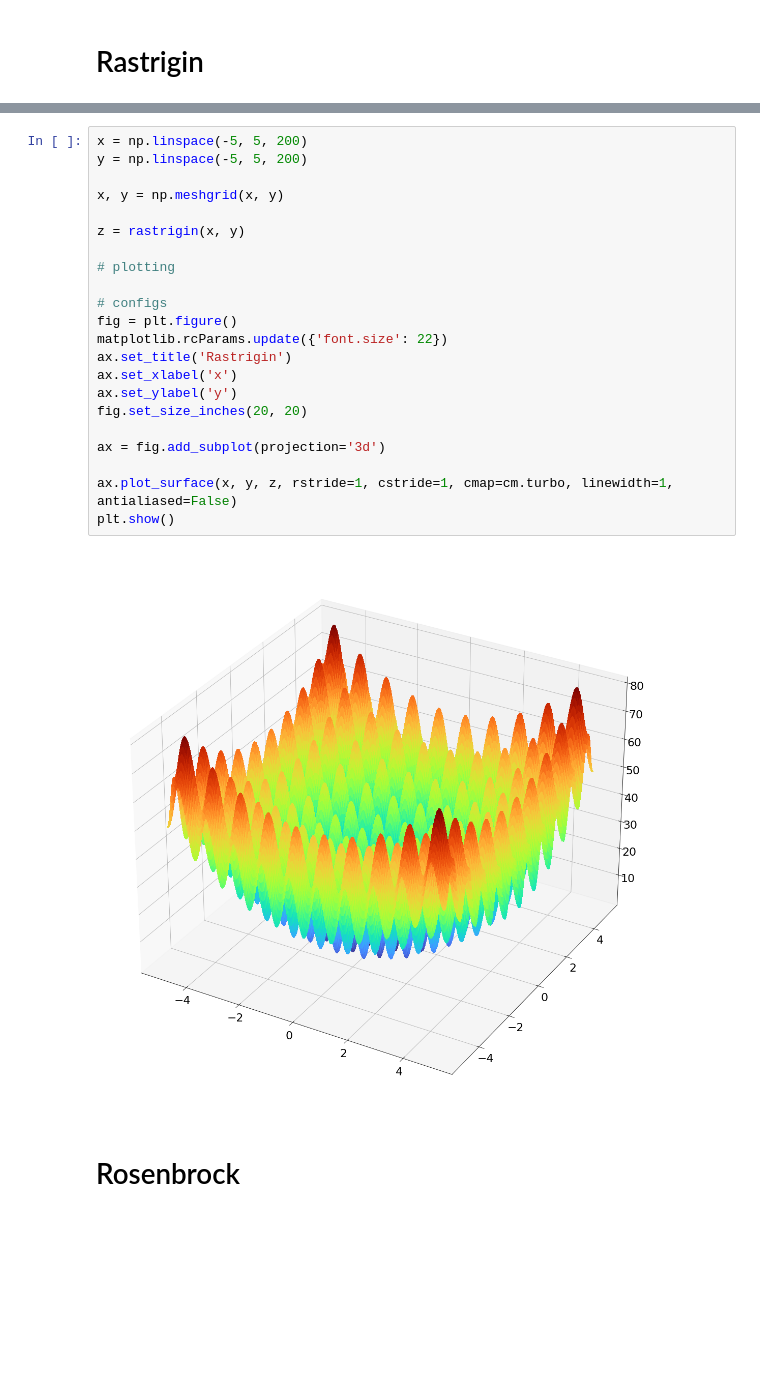
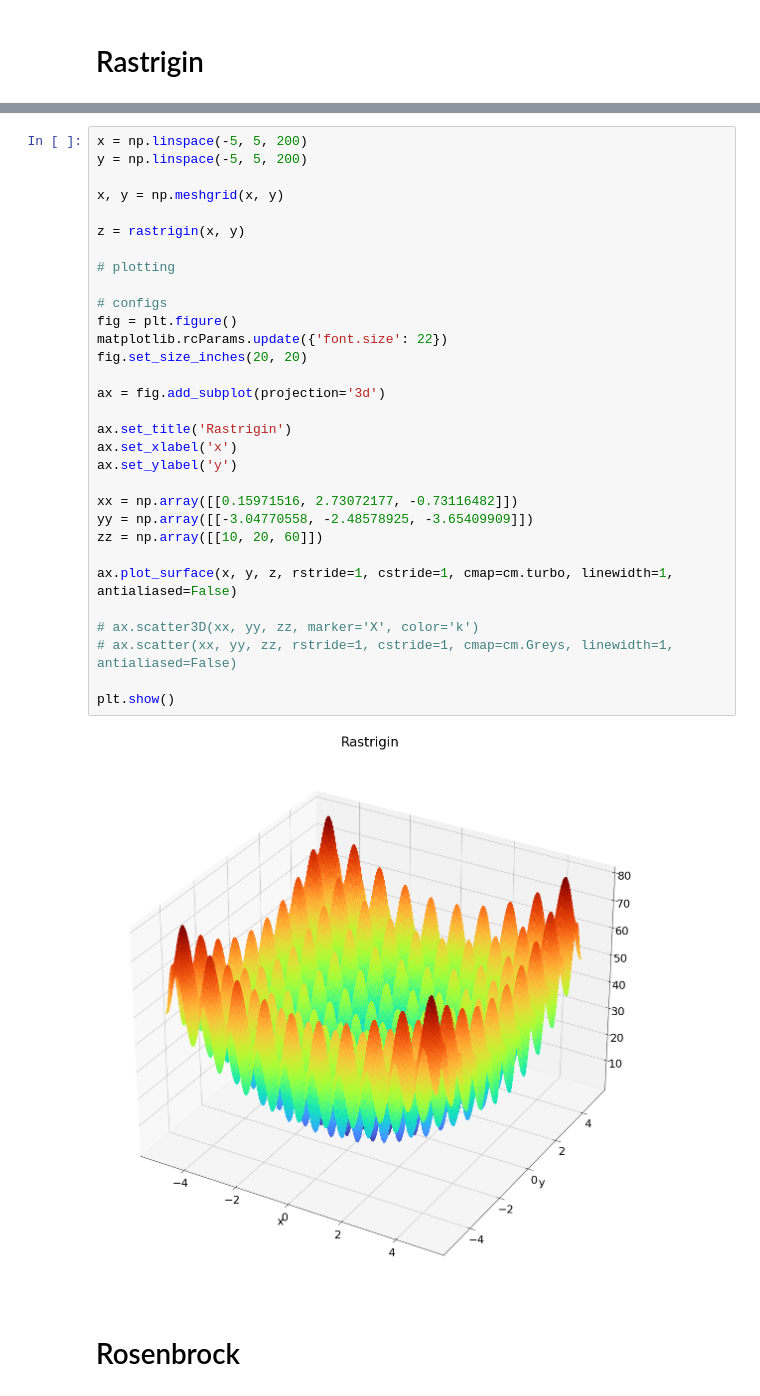
Before and after one commit to f0ti/maastricht_AI, a Jupyter notebook: Particle Swarm Optimization.ipynb, the cells around one changed output, grey strips where cells are left out. Saved outputs shown, nothing was run; the diff lists cells and outputs as text; blank space fills up the shorter version.

```diff
--- a/Particle Swarm Optimization.ipynb
+++ b/Particle Swarm Optimization.ipynb
@@ -10,26 +17,35 @@ def rastrigin(*X):
 # %%
 x = np.linspace(-5, 5, 200)
 y = np.linspace(-5, 5, 200)
 
 x, y = np.meshgrid(x, y)
 
 z = rastrigin(x, y)
 
 # plotting
 
 # configs
 fig = plt.figure()
 matplotlib.rcParams.update({'font.size': 22})
-ax.set_title('Rastrigin')
-ax.set_xlabel('x')
-ax.set_ylabel('y')
 fig.set_size_inches(20, 20)
 
 ax = fig.add_subplot(projection='3d')
 
+ax.set_title('Rastrigin')
+ax.set_xlabel('x')
+ax.set_ylabel('y')
+
+xx = np.array([[0.15971516, 2.73072177, -0.73116482]])
+yy = np.array([[-3.04770558, -2.48578925, -3.65409909]])
+zz = np.array([[10, 20, 60]])
+
 ax.plot_surface(x, y, z, rstride=1, cstride=1, cmap=cm.turbo, linewidth=1, antialiased=False)
+
+# ax.scatter3D(xx, yy, zz, marker='X', color='k')
+# ax.scatter(xx, yy, zz, rstride=1, cstride=1, cmap=cm.Greys, linewidth=1, antialiased=False)
+
 plt.show()
 # %% [output]
-[figure, old version]
+[figure, new version]
 # %% [markdown]
 # Rosenbrock
```
Also changed, not shown: parts of 13 cells of this notebook.
